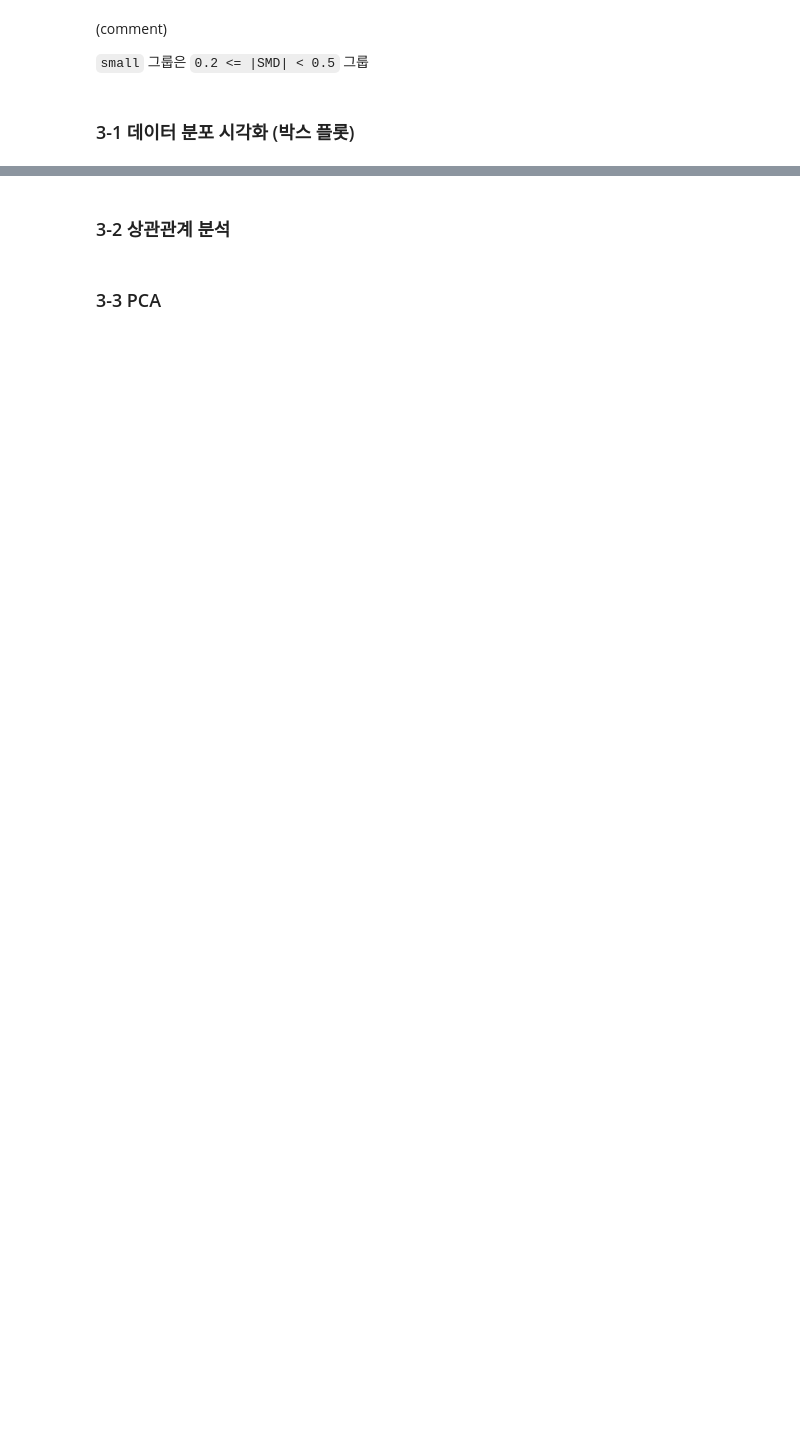
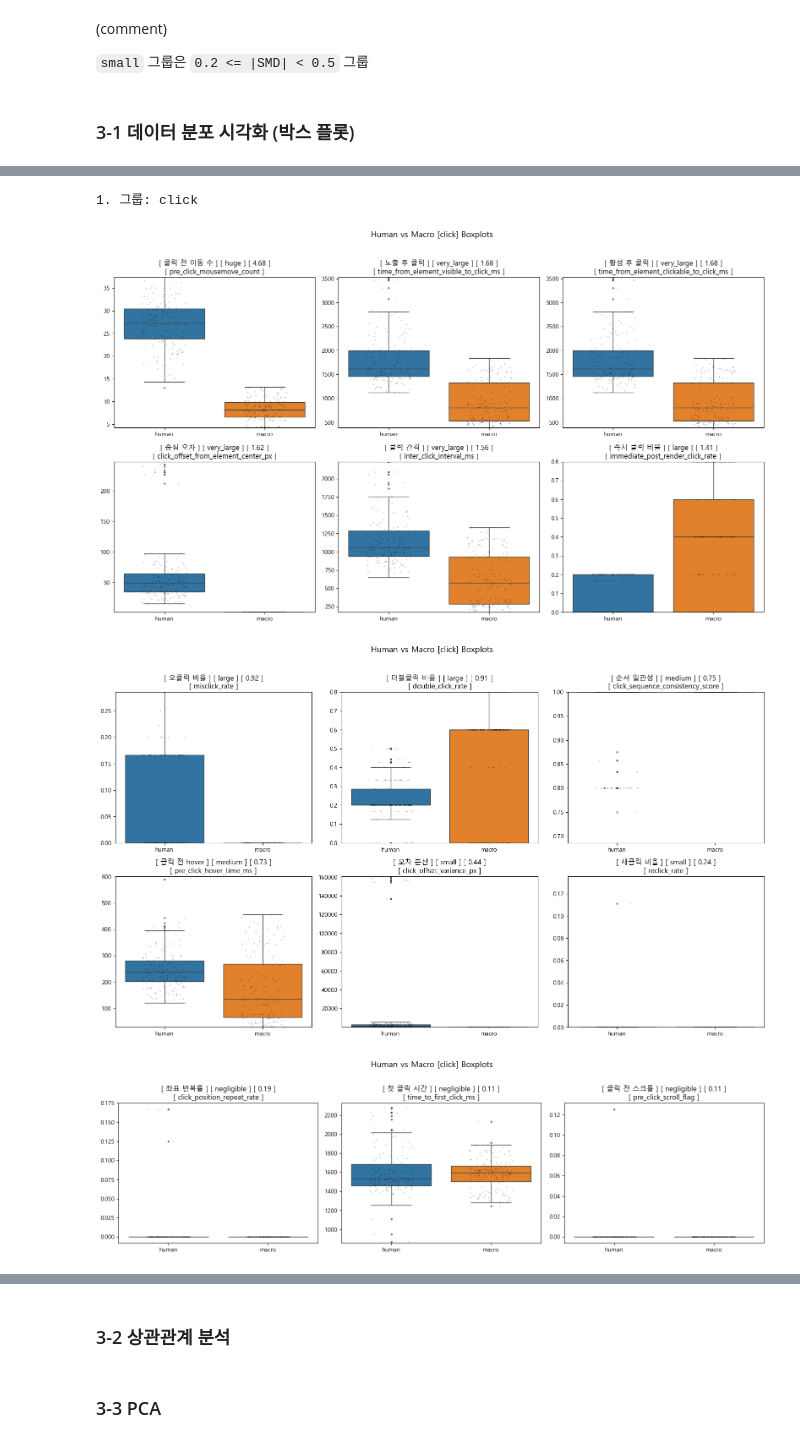
Before and after one commit to Tickle-ticket/Tickle, a Jupyter notebook: services/ai/train/EDA/eda_chan.ipynb, the cells around one changed output, grey strips where cells are left out. Saved outputs shown, nothing was run; the diff lists cells and outputs as text; code cells hidden in the pictures; blank space fills up the shorter version.

Commit message:
[AI] 292 docs: SMD 및 boxplot 분석 코멘트 추가

```diff
--- a/services/ai/train/EDA/eda_chan.ipynb
+++ b/services/ai/train/EDA/eda_chan.ipynb
@@ -636,7 +641,11 @@ def draw_boxplot(group: str, features: list[str]) -> None:
         plt.tight_layout()
         plt.show()
 
+groups = []
+features_list = []
+for group, features in FEATURE_GROUPS_SORTED.items():
+    groups.append(group)
+    features_list.append(features)
 
-for group, features in FEATURE_GROUPS_SORTED.items():
-    draw_boxplot(group, features)
+print("Number of groups:", len(groups))
 # %% [output]
@@ -651,0 +653,8 @@ for group, features in FEATURE_GROUPS_SORTED.items():
+# %%
+print("\n1. 그룹:", groups[0])
+draw_boxplot(groups[0], features_list[0])
+# %% [output]
+1. 그룹: click
+[figure, added]
+[figure, added]
+[figure, added]
```
Also changed, not shown: parts of 8 cells of this notebook.
